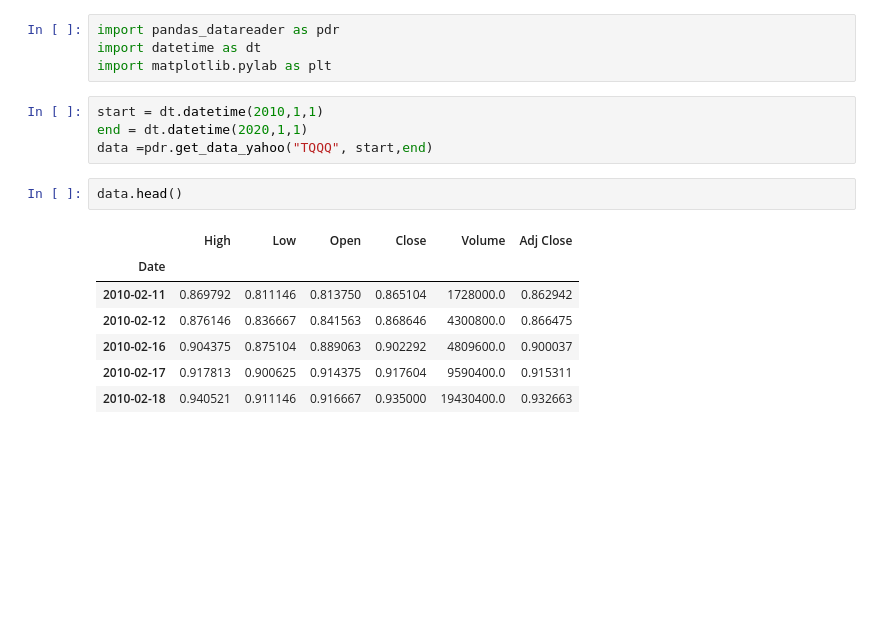
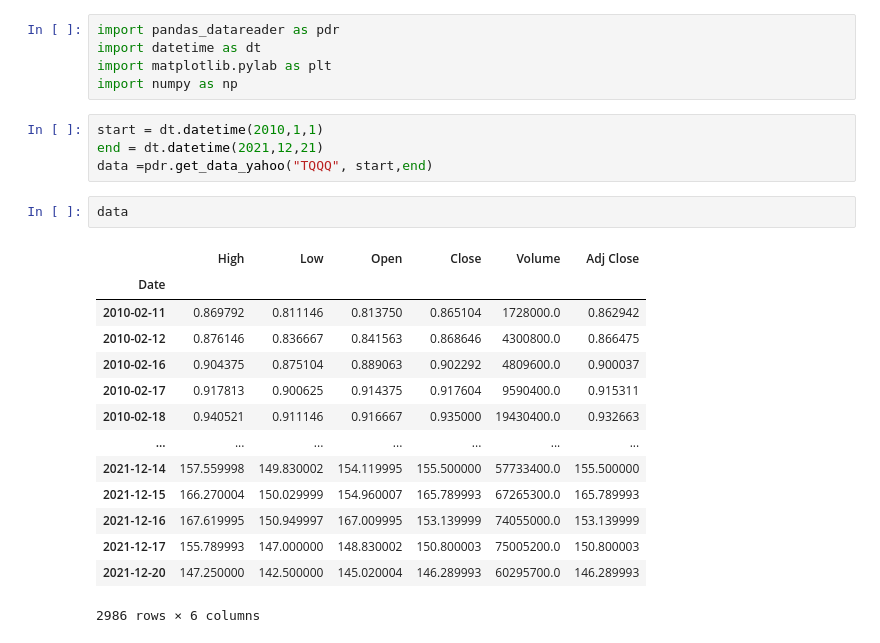
Before and after one commit to wenfeng1023/PythonStockTrade, a Jupyter notebook: BackTest/TQQQMDD.ipynb, the cells around one changed output. Cells and saved outputs as stored; diff of their text form; blank space fills up the shorter version.

```diff
--- a/BackTest/TQQQMDD.ipynb
+++ b/BackTest/TQQQMDD.ipynb
@@ -2,17 +2,25 @@
 import pandas_datareader as pdr
 import datetime as dt
 import matplotlib.pylab as plt
+import numpy as np
 # %%
 start = dt.datetime(2010,1,1)
-end = dt.datetime(2020,1,1)
+end = dt.datetime(2021,12,21)
 data =pdr.get_data_yahoo("TQQQ", start,end)
 # %%
-data.head()
+data
 # %% [output]
 |  | High | Low | Open | Close | Volume | Adj Close |
 | Date |  |  |  |  |  |  |
 | 2010-02-11 | 0.869792 | 0.811146 | 0.813750 | 0.865104 | 1728000.0 | 0.862942 |
 | 2010-02-12 | 0.876146 | 0.836667 | 0.841563 | 0.868646 | 4300800.0 | 0.866475 |
 | 2010-02-16 | 0.904375 | 0.875104 | 0.889063 | 0.902292 | 4809600.0 | 0.900037 |
 | 2010-02-17 | 0.917813 | 0.900625 | 0.914375 | 0.917604 | 9590400.0 | 0.915311 |
 | 2010-02-18 | 0.940521 | 0.911146 | 0.916667 | 0.935000 | 19430400.0 | 0.932663 |
+| ... | ... | ... | ... | ... | ... | ... |
+| 2021-12-14 | 157.559998 | 149.830002 | 154.119995 | 155.500000 | 57733400.0 | 155.500000 |
+| 2021-12-15 | 166.270004 | 150.029999 | 154.960007 | 165.789993 | 67265300.0 | 165.789993 |
+| 2021-12-16 | 167.619995 | 150.949997 | 167.009995 | 153.139999 | 74055000.0 | 153.139999 |
+| 2021-12-17 | 155.789993 | 147.000000 | 148.830002 | 150.800003 | 75005200.0 | 150.800003 |
+| 2021-12-20 | 147.250000 | 142.500000 | 145.020004 | 146.289993 | 60295700.0 | 146.289993 |
+2986 rows × 6 columns
```
Also changed, not shown: parts of 15 cells of this notebook, 8 other files.
